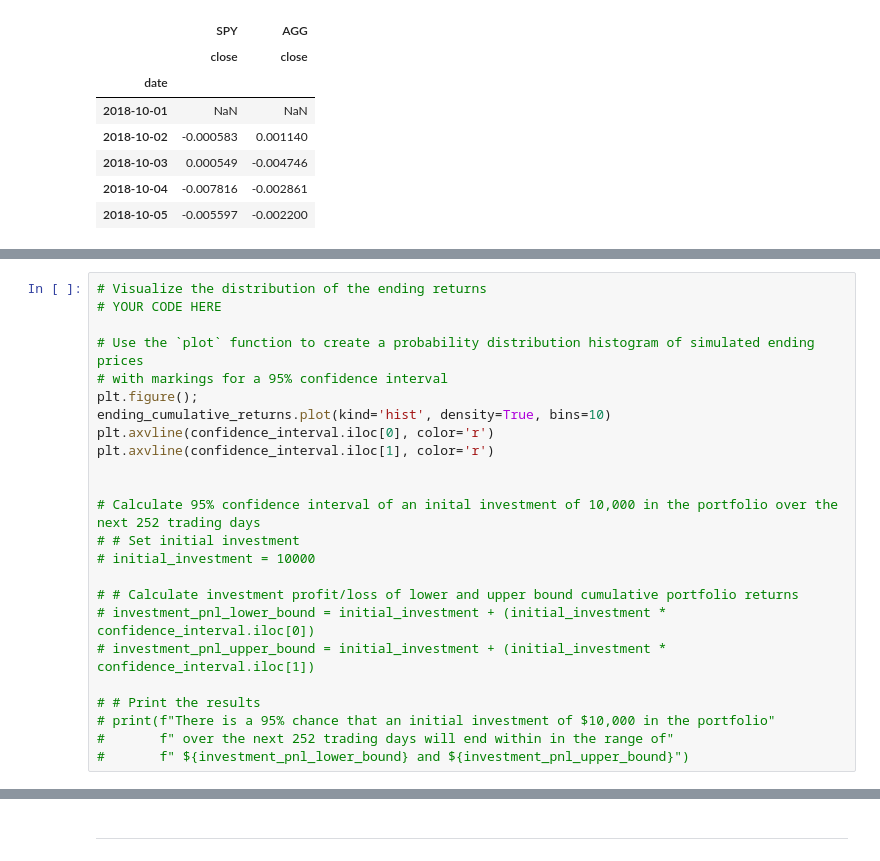
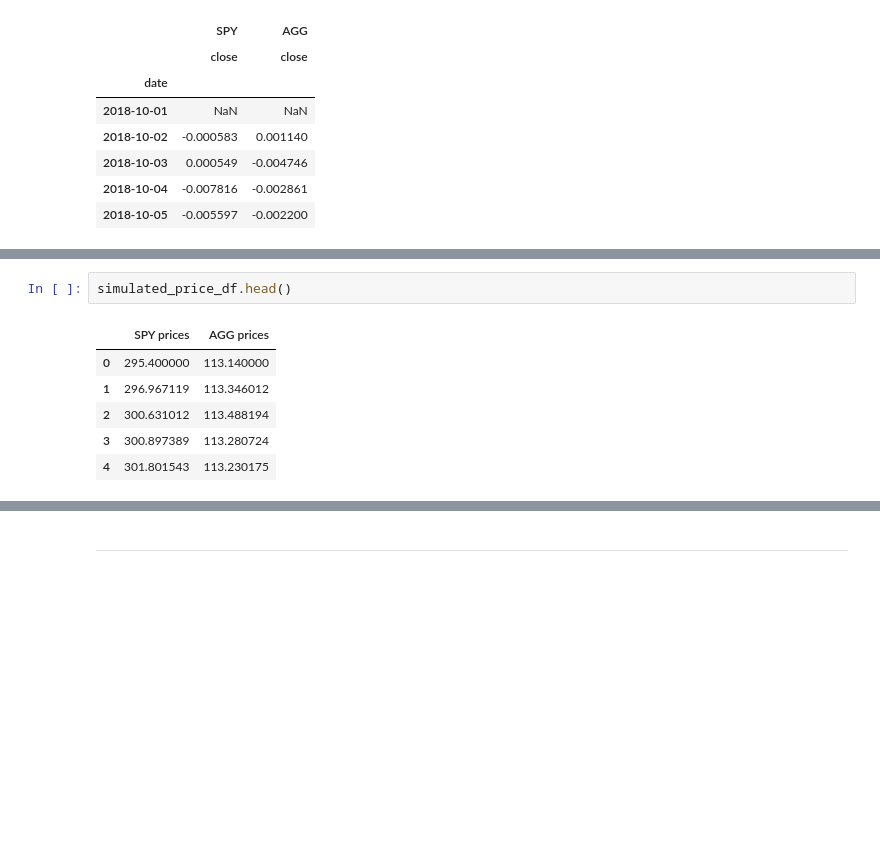
Before and after one commit to manchester9/fintech, a Jupyter notebook: 05-apis/Starter_Code/portfolio_planner.ipynb, the cells around one changed output, grey strips where cells are left out. Drawn from its saved outputs; the diff is of its cells as text; blank space fills up the shorter version.

```diff
--- a/05-apis/Starter_Code/portfolio_planner.ipynb
+++ b/05-apis/Starter_Code/portfolio_planner.ipynb
@@ -205,24 +226,9 @@ confidence_interval
-# %%
-# Visualize the distribution of the ending returns
-# YOUR CODE HERE
-
-# Use the `plot` function to create a probability distribution histogram of simulated ending prices
-# with markings for a 95% confidence interval
-plt.figure();
-ending_cumulative_returns.plot(kind='hist', density=True, bins=10)
-plt.axvline(confidence_interval.iloc[0], color='r')
-plt.axvline(confidence_interval.iloc[1], color='r')
-
-
-# Calculate 95% confidence interval of an inital investment of 10,000 in the portfolio over the next 252 trading days
-# # Set initial investment
-# initial_investment = 10000
-
-# # Calculate investment profit/loss of lower and upper bound cumulative portfolio returns
-# investment_pnl_lower_bound = initial_investment + (initial_investment * confidence_interval.iloc[0])
-# investment_pnl_upper_bound = initial_investment + (initial_investment * confidence_interval.iloc[1])
-
-# # Print the results
-# print(f"There is a 95% chance that an initial investment of $10,000 in the portfolio"
-#       f" over the next 252 trading days will end within in the range of"
-#       f" ${investment_pnl_lower_bound} and ${investment_pnl_upper_bound}")
+# %%
+simulated_price_df.head()
+# %% [output]
+|  | SPY prices | AGG prices |
+| 0 | 295.400000 | 113.140000 |
+| 1 | 296.967119 | 113.346012 |
+| 2 | 300.631012 | 113.488194 |
+| 3 | 300.897389 | 113.280724 |
+| 4 | 301.801543 | 113.230175 |
```
Also changed, not shown: parts of 17 cells of this notebook, 2 other files.
